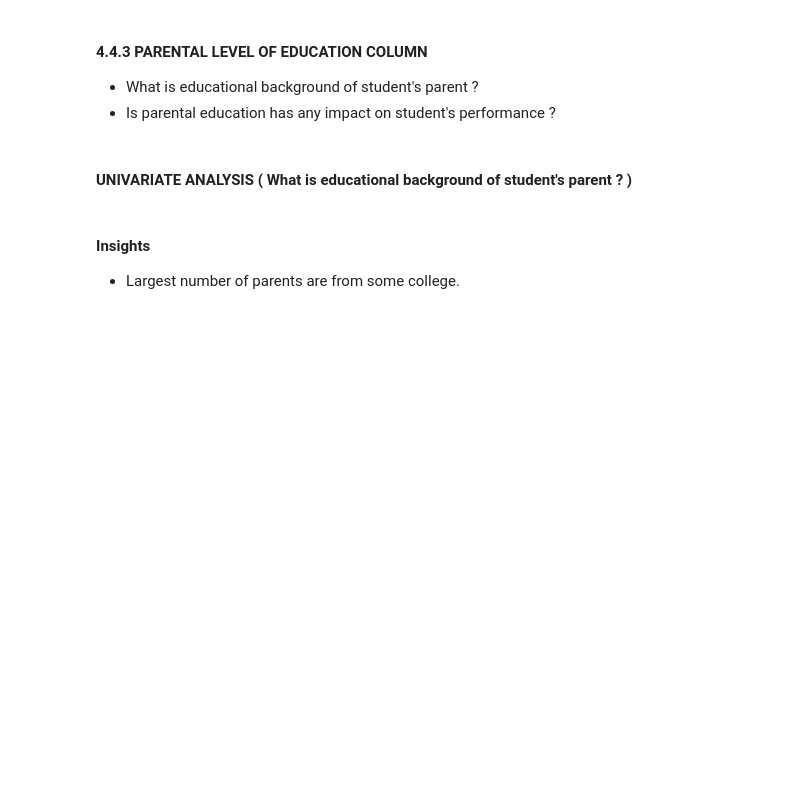
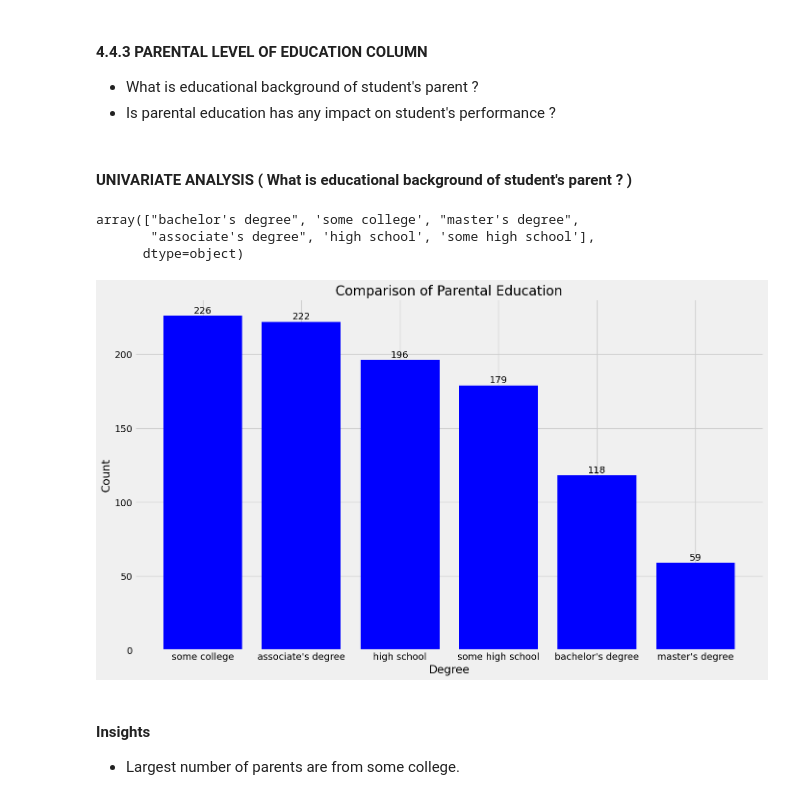
Before and after one commit to LucianSala/mlproject, a Jupyter notebook: notebook/1 . EDA STUDENT PERFORMANCE .ipynb, the cells around one changed output. Saved outputs shown, nothing was run; the diff lists cells and outputs as text; code cells hidden in the pictures; blank space fills up the shorter version.

```diff
--- a/notebook/1 . EDA STUDENT PERFORMANCE .ipynb
+++ b/notebook/1 . EDA STUDENT PERFORMANCE .ipynb
@@ -512,14 +494,34 @@ for container in ax[2].containers:
 - Is parental education has any impact on student's performance ?
 # %% [markdown]
 #### UNIVARIATE ANALYSIS ( What is educational background of student's parent ? )
+# %%
+df['parental_level_of_education'].unique()
+# %% [output]
+array(["bachelor's degree", 'some college', "master's degree",
+       "associate's degree", 'high school', 'some high school'],
+      dtype=object)
 # %%
-plt.rcParams['figure.figsize'] = (15, 9)
-plt.style.use('fivethirtyeight')
-sns.countplot(df['parental level of education'], palette = 'Blues')
+# Count the frequency of each category
+counts = df['parental_level_of_education'].value_counts()
+
+# Create bar plot
+plt.figure(figsize=(15,9))
+bars = plt.bar(counts.index, counts.values, color='blue')
+
+# Set title and labels
 plt.title('Comparison of Parental Education', fontweight = 30, fontsize = 20)
 plt.xlabel('Degree')
-plt.ylabel('count')
+plt.ylabel('Count')
+
+# Add counts above the bars
+for bar in bars:
+    yval = bar.get_height()
+    plt.text(bar.get_x() + bar.get_width()/2, yval + 0.5, yval, ha='center', va='bottom')
+
+# Show the plot
 plt.show()
+# %% [output]
+[figure, added]
 # %% [markdown]
 #### Insights
 - Largest number of parents are from some college.
```
Also changed, not shown: parts of 10 cells of this notebook, 5 other files.
